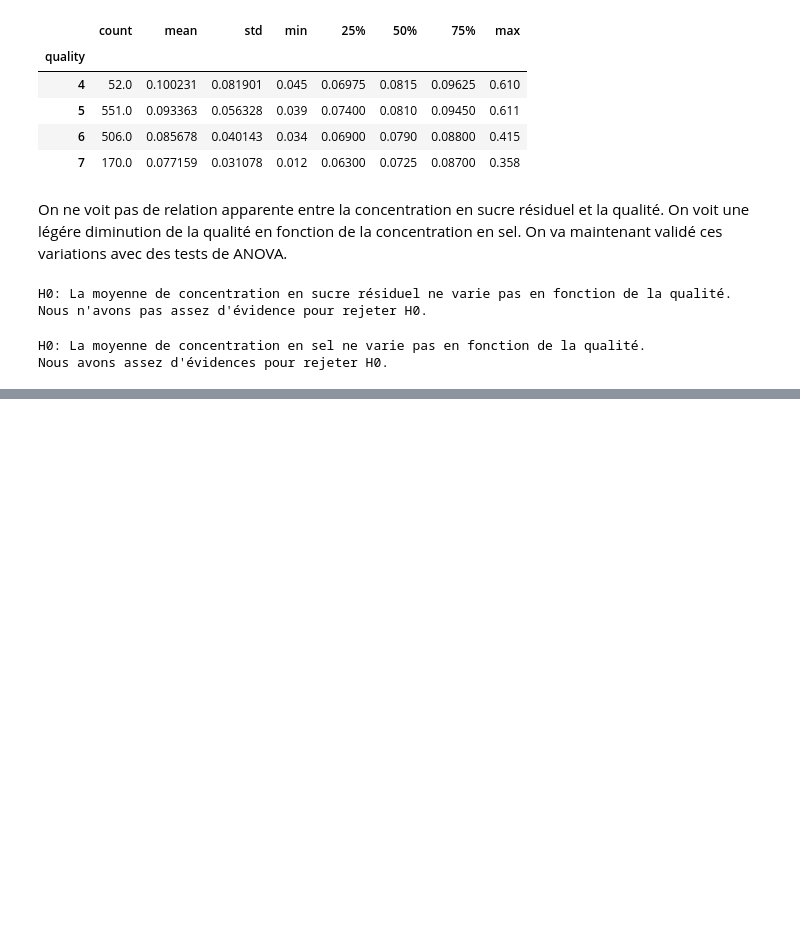
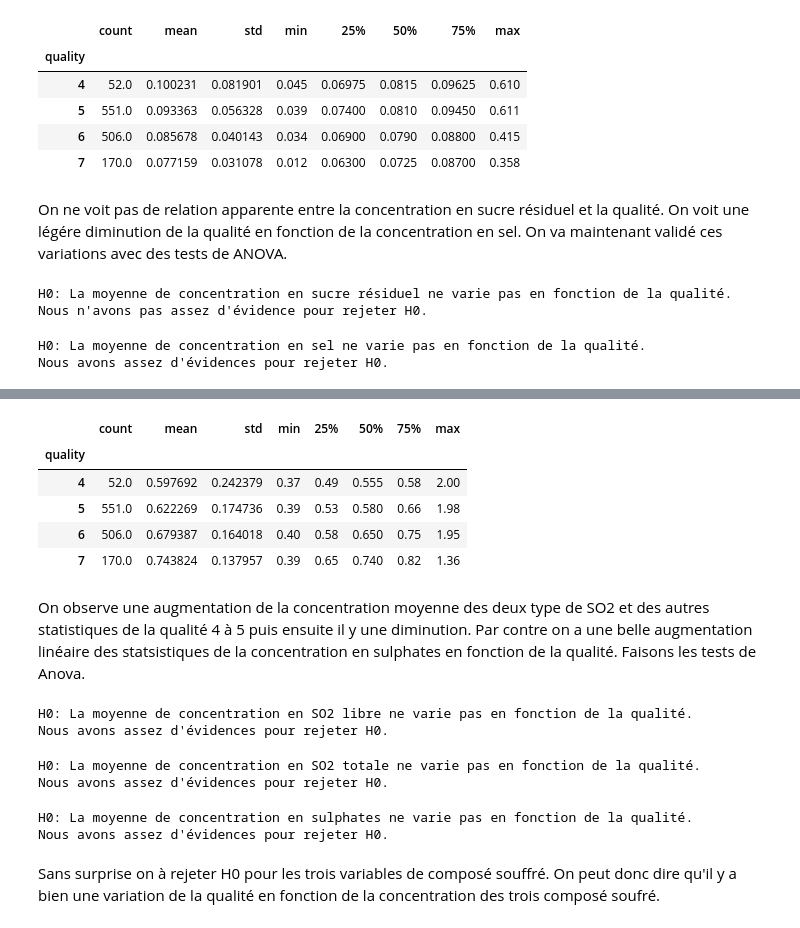
Before and after one commit to fmazur57u/WineQualityPrediction, a Jupyter notebook: winePrediction.ipynb, the cells around one changed output, grey strips where cells are left out. Saved outputs shown, nothing was run; the diff lists cells and outputs as text; code cells hidden in the pictures; blank space fills up the shorter version.

```diff
--- a/winePrediction.ipynb
+++ b/winePrediction.ipynb
@@ -669,0 +546,65 @@ On observe un absence de corrélation entre la conentraion en sel et la concentr
+# %%
+analyse_set.groupby("quality")["sulphates"].describe()
+# %% [output]
+|  | count | mean | std | min | 25% | 50% | 75% | max |
+| quality |  |  |  |  |  |  |  |  |
+| 4 | 52.0 | 0.597692 | 0.242379 | 0.37 | 0.49 | 0.555 | 0.58 | 2.00 |
+| 5 | 551.0 | 0.622269 | 0.174736 | 0.39 | 0.53 | 0.580 | 0.66 | 1.98 |
+| 6 | 506.0 | 0.679387 | 0.164018 | 0.40 | 0.58 | 0.650 | 0.75 | 1.95 |
+| 7 | 170.0 | 0.743824 | 0.137957 | 0.39 | 0.65 | 0.740 | 0.82 | 1.36 |
+# %% [markdown]
+On observe une augmentation de la concentration moyenne des deux type de SO2 et des autres statistiques de la qualité 4 à 5 puis ensuite il y une diminution. Par contre on a une belle augmentation linéaire des statsistiques de la concentration en sulphates en fonction de la qualité. Faisons les tests de Anova.
+# %%
+print(
+    "H0: La moyenne de concentration en SO2 libre ne varie pas en fonction de la qualité."
+)
+
+alpha = 0.02
+
+p_value = f_oneway(
+    *analyse_set.groupby("quality")["free sulfur dioxide"].apply(list)
+).pvalue
+
+if p_value < alpha:
+    print("Nous avons assez d'évidences pour rejeter H0.")
+else:
+    print("Nous n'avons pas assez d'évidence pour rejeter H0.")
+# %% [output]
+H0: La moyenne de concentration en SO2 libre ne varie pas en fonction de la qualité.
+Nous avons assez d'évidences pour rejeter H0.
+# %%
+print(
+    "H0: La moyenne de concentration en SO2 totale ne varie pas en fonction de la qualité."
+)
+
+alpha = 0.02
+
+p_value = f_oneway(
+    *analyse_set.groupby("quality")["total sulfur dioxide"].apply(list)
+).pvalue
+
+if p_value < alpha:
+    print("Nous avons assez d'évidences pour rejeter H0.")
+else:
+    print("Nous n'avons pas assez d'évidence pour rejeter H0.")
+# %% [output]
+H0: La moyenne de concentration en SO2 totale ne varie pas en fonction de la qualité.
+Nous avons assez d'évidences pour rejeter H0.
+# %%
+print(
+    "H0: La moyenne de concentration en sulphates ne varie pas en fonction de la qualité."
+)
+
+alpha = 0.02
+
+p_value = f_oneway(*analyse_set.groupby("quality")["sulphates"].apply(list)).pvalue
+
+if p_value < alpha:
+    print("Nous avons assez d'évidences pour rejeter H0.")
+else:
+    print("Nous n'avons pas assez d'évidence pour rejeter H0.")
+# %% [output]
+H0: La moyenne de concentration en sulphates ne varie pas en fonction de la qualité.
+Nous avons assez d'évidences pour rejeter H0.
+# %% [markdown]
+Sans surprise on à rejeter H0 pour les trois variables de composé souffré. On peut donc dire qu'il y a bien une variation de la qualité en fonction de la concentration des trois composé soufré.
```
Also changed, not shown: parts of 24 cells of this notebook.
